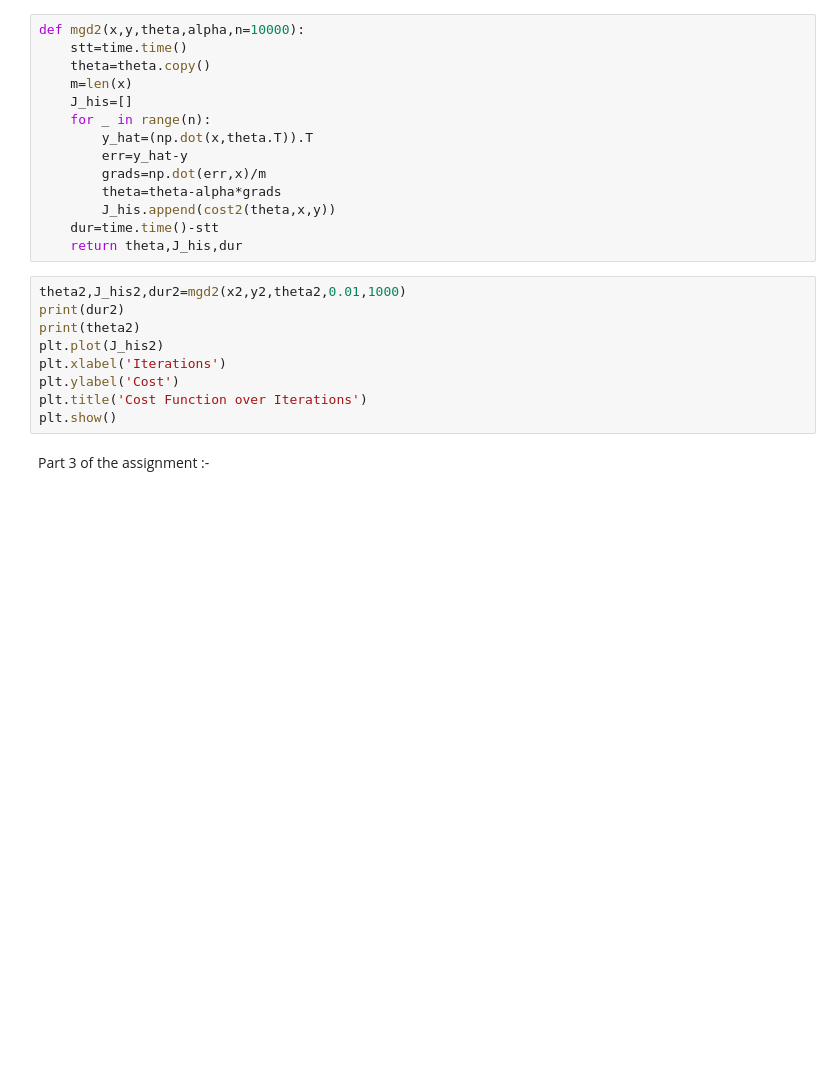
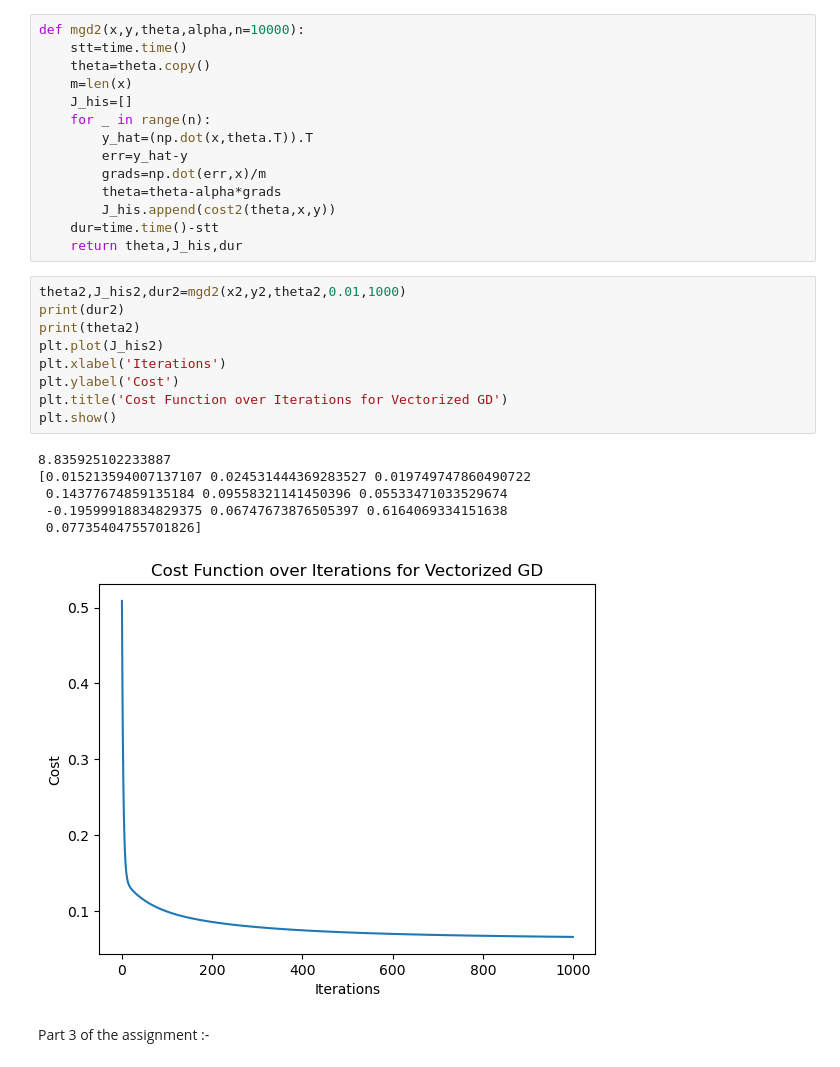
Before and after one commit to adityaamehra/24095005_CSOC_IG, a Jupyter notebook: Prerequisites/main.ipynb, the cells around one changed output. Drawn from its saved outputs; the diff is of its cells as text; blank space fills up the shorter version.

```diff
--- a/Prerequisites/main.ipynb
+++ b/Prerequisites/main.ipynb
@@ -140,12 +188,19 @@ def mgd2(x,y,theta,alpha,n=10000):
 # %%
 theta2,J_his2,dur2=mgd2(x2,y2,theta2,0.01,1000)
 print(dur2)
 print(theta2)
 plt.plot(J_his2)
 plt.xlabel('Iterations')
 plt.ylabel('Cost')
-plt.title('Cost Function over Iterations')
+plt.title('Cost Function over Iterations for Vectorized GD')
 plt.show()
+# %% [output]
+8.835925102233887
+[0.015213594007137107 0.024531444369283527 0.019749747860490722
+ 0.14377674859135184 0.09558321141450396 0.05533471033529674
+ -0.19599918834829375 0.06747673876505397 0.6164069334151638
+ 0.07735404755701826]
+[figure, added]
 # %% [markdown]
 Part 3 of the assignment :-
 # %%
```
Also changed, not shown: parts of 12 cells of this notebook, 3 other files.
